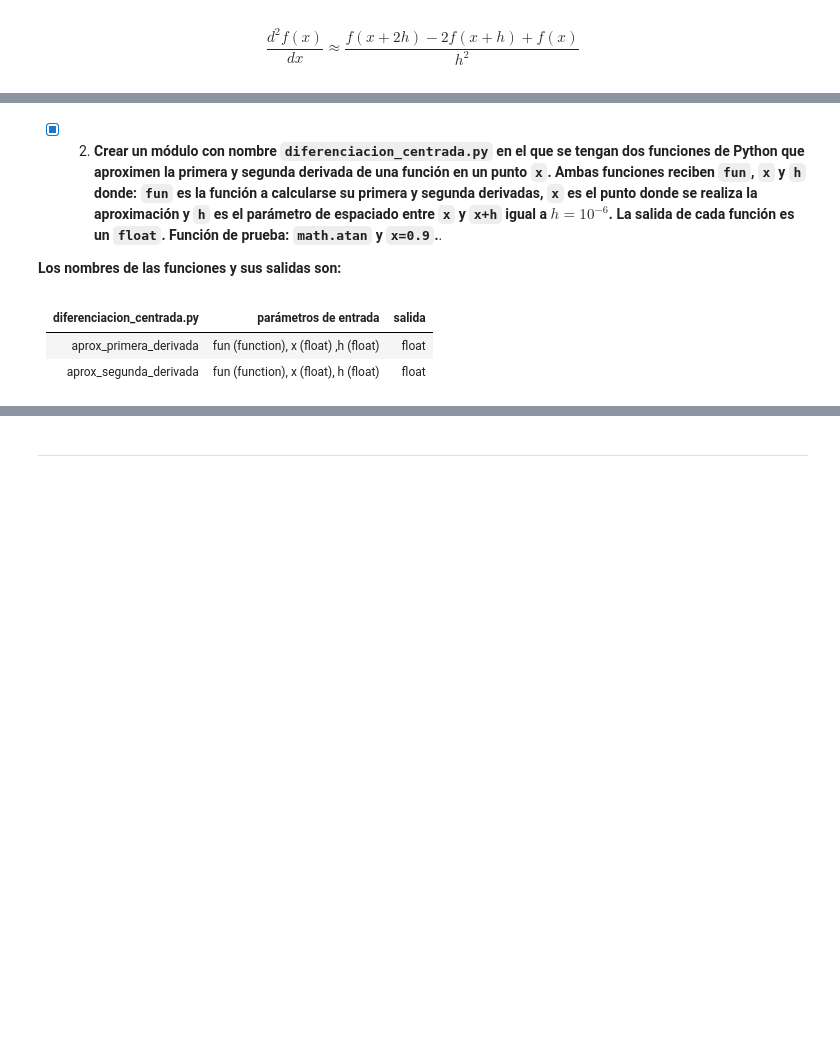
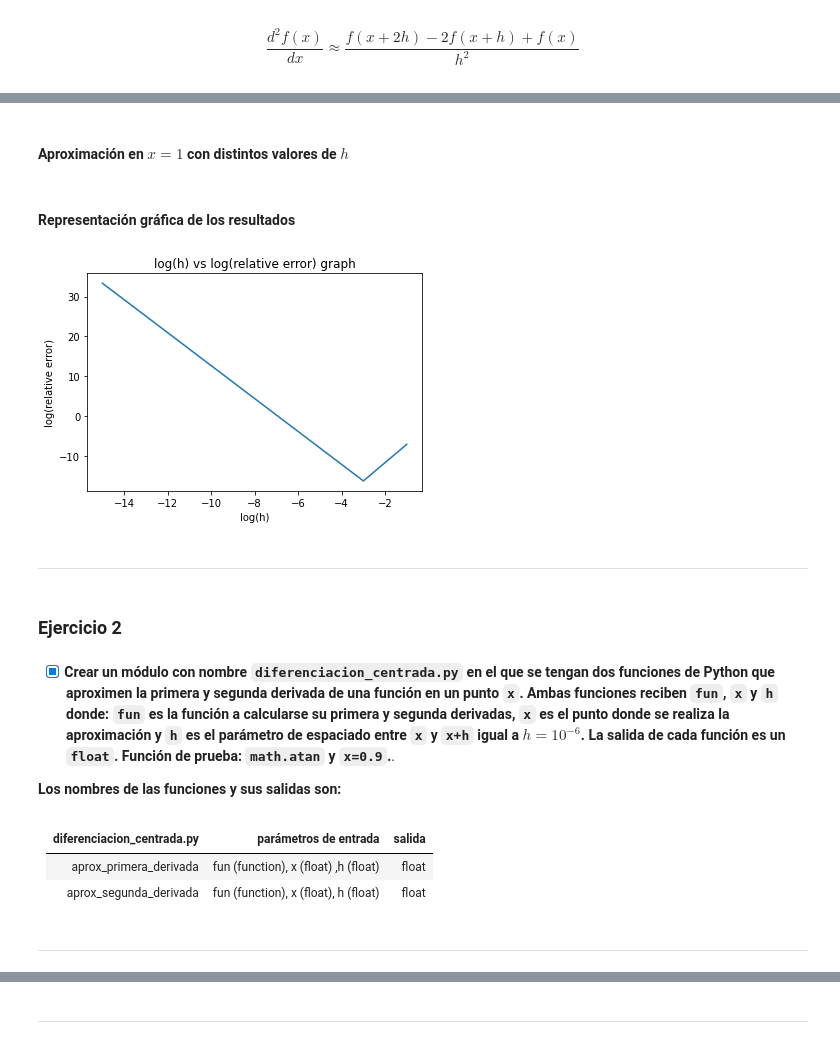
Before and after one commit to Roberto919/Propedeutico, a Jupyter notebook: Ejercicios_clase/1_Calc_diff_int_python/1_aproximacion_a_derivadas_e_integrales.ipynb, the cells around one changed output, grey strips where cells are left out. Cells and saved outputs as stored; diff of their text form; code cells hidden in the pictures; blank space fills up the shorter version.

```diff
--- a/Ejercicios_clase/1_Calc_diff_int_python/1_aproximacion_a_derivadas_e_integrales.ipynb
+++ b/Ejercicios_clase/1_Calc_diff_int_python/1_aproximacion_a_derivadas_e_integrales.ipynb
@@ -299,5 +328,49 @@ $$\frac{d^2f(x)}{dx} \approx \frac{f(x+2h)-2f(x+h)+f(x)}{h^2}$$
+# %%
+def relative_absolute_error(aprox, obj):
+
+    if obj != 0:
+        return np.abs(aprox - obj)/np.abs(obj)
+
+    else:
+        return np.abs(aprox - obj)
+# %% [markdown]
+#### Aproximación en $x=1$ con distintos valores de $h$
+# %%
+x = 1.0
+h_vals = np.linspace(10e-16, 0.1, 100)
+
+## Función
+f = lambda x: math.exp(-x)
+
+ddf_vals = [central_approx_2diff(f, x, h) for h in h_vals]
+# %% [markdown]
+#### Representación gráfica de los resultados
+# %%
+## Variables a graficar
+
+
+#### Eje x
+log_h = [math.log10(h) for h in h_vals]
+
+#### Eje y
+log_rel_error = [math.log(relative_absolute_error(aprox, math.exp(-1.0))) for aprox in ddf_vals]
+# %%
+log_h = [math.log10(h) for h in h_vals]
+# %%
+plt.plot(
+    log_h, log_rel_error
+)
+plt.title("log(h) vs log(relative error) graph")
+plt.xlabel("log(h)"); plt.ylabel("log(relative error)")
+plt.show()
+# %% [output]
+[figure, added]
+# %% [markdown]
+---
+# %% [markdown]
+### Ejercicio 2
 # %% [markdown]
-- [x] 2) **Crear un módulo con nombre `diferenciacion_centrada.py` en el que se tengan dos funciones de Python que aproximen la primera y segunda derivada de una función en un punto `x`. Ambas funciones reciben `fun`, `x` y `h` donde: `fun` es la función a calcularse su primera y segunda derivadas, `x` es el punto donde se realiza la aproximación y `h` es el parámetro de espaciado entre `x` y `x+h` igual a $h=10^{-6}$. La salida de cada función es un `float`.
+- [x] **Crear un módulo con nombre `diferenciacion_centrada.py` en el que se tengan dos funciones de Python que aproximen la primera y segunda derivada de una función en un punto `x`. Ambas funciones reciben `fun`, `x` y `h` donde: `fun` es la función a calcularse su primera y segunda derivadas, `x` es el punto donde se realiza la aproximación y `h` es el parámetro de espaciado entre `x` y `x+h` igual a $h=10^{-6}$. La salida de cada función es un `float`.
 Función de prueba: `math.atan` y `x=0.9`.**.
 
 **Los nombres de las funciones y sus salidas son:**
@@ -306,3 +379,5 @@ Función de prueba: `math.atan` y `x=0.9`.**.
 |:---:|:---:|:---:|
 | aprox_primera_derivada  | fun (function), x (float) ,h (float) | float|
 | aprox_segunda_derivada | fun (function), x (float), h (float)| float|
+# %% [markdown]
+---
```
Also changed, not shown: parts of 20 cells of this notebook, 6 other files.
